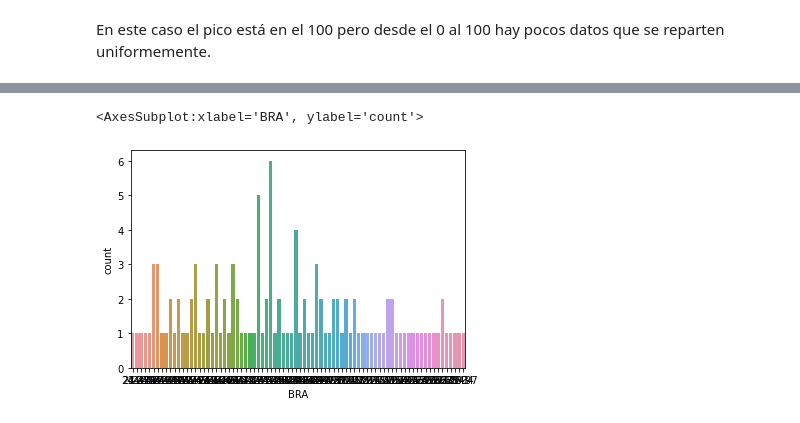
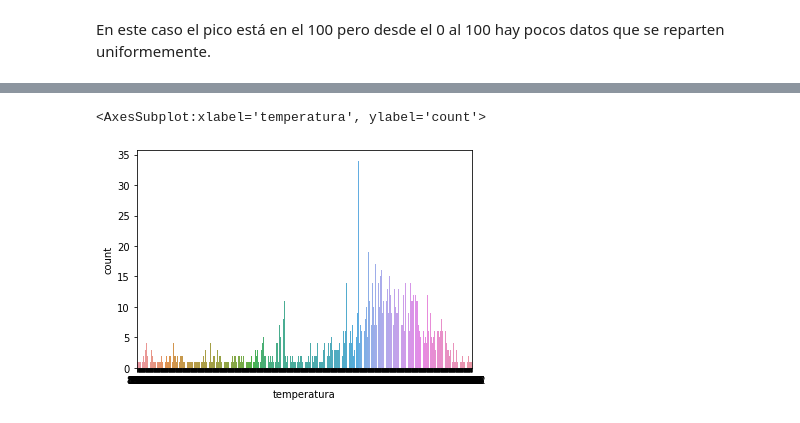
Before and after one commit to jalilpablo/Comision_Latinoamericana, a Jupyter notebook: EDA temperatures.ipynb, the cells around one changed output, grey strips where cells are left out. Cells and saved outputs as stored; diff of their text form; code cells hidden in the pictures.

```diff
--- a/EDA temperatures.ipynb
+++ b/EDA temperatures.ipynb
@@ -107,5 +80,5 @@ sns.boxplot(x=df['COL'])
 # %%
-sns.countplot(df.BRA)
+sns.countplot(df.temperatura)
 # %% [output]
-<AxesSubplot:xlabel='BRA', ylabel='count'>
+<AxesSubplot:xlabel='temperatura', ylabel='count'>
-[figure, old version]
+[figure, new version]
```
Also changed, not shown: parts of 10 cells of this notebook.
